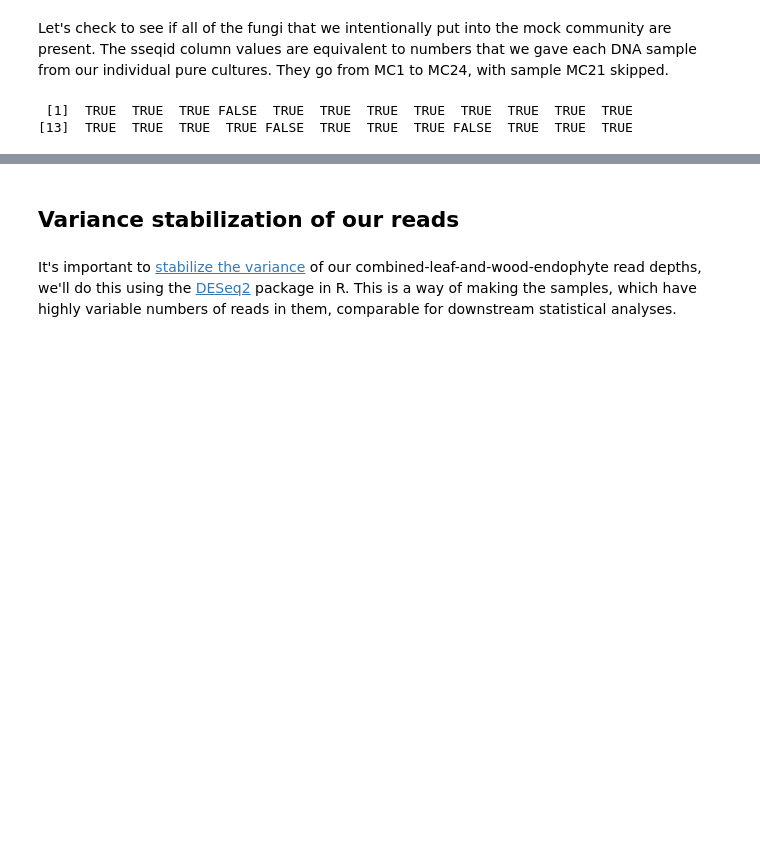
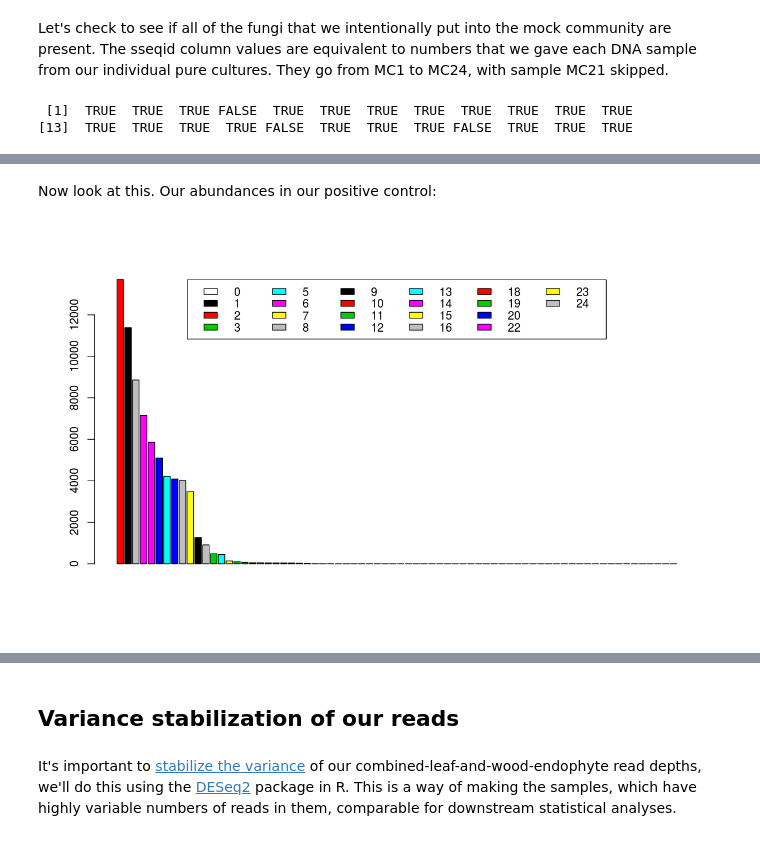
Before and after one commit to danchurch/taiwan_combined_stats, a Jupyter notebook: XylariaLeafWoodStats.ipynb, the cells around one changed output, grey strips where cells are left out. Drawn from its saved outputs; the diff is of its cells as text; code cells hidden in the pictures; blank space fills up the shorter version.

```diff
--- a/XylariaLeafWoodStats.ipynb
+++ b/XylariaLeafWoodStats.ipynb
@@ -416,0 +428,3 @@ Looks like we're missing two. MC4 and MC17. These were a *Diaporthe* species and
+# %%
+goodblast <- blast[blast$pident > 94 & blast$length > 100,]
+## use 94 instead of 95, cuz we don't want to lose the 94.89 match
@@ -416,0 +440,3 @@ Looks like we're missing two. MC4 and MC17. These were a *Diaporthe* species and
+# %%
+member <- names(dangen95) %in% goodblast$qseqid
+MC <- vector(length = length(dangen95))
@@ -416,0 +445,2 @@ Looks like we're missing two. MC4 and MC17. These were a *Diaporthe* species and
+# %%
+dangen95bar <- data.frame(cbind(dangen95, member, MC))
@@ -416,0 +449,7 @@ Looks like we're missing two. MC4 and MC17. These were a *Diaporthe* species and
+# %%
+for (i in 1:nrow(dangen95bar)){
+        if (rownames(dangen95bar)[i] %in% goodblast$qseqid) {
+                search <- grep(rownames(dangen95bar)[i], goodblast$qseqid)
+                dangen95bar$MC[i] <- goodblast$sseqid[search]
+        }
+    }
@@ -416,0 +466,8 @@ Looks like we're missing two. MC4 and MC17. These were a *Diaporthe* species and
+# %% [markdown]
+Now look at this. Our abundances in our positive control:
+# %%
+options(repr.plot.width = 10, repr.plot.height = 6)
+barplot(dangen95bar$dangen95, names.arg='', col = dangen95bar$MC)
+legend("top", legend=sort(unique(dangen95bar$MC)), fill=sort(unique(dangen95bar$MC)), ncol=6)
+# %% [output]
+[figure, added]
```
Also changed, not shown: parts of 22 cells of this notebook.
